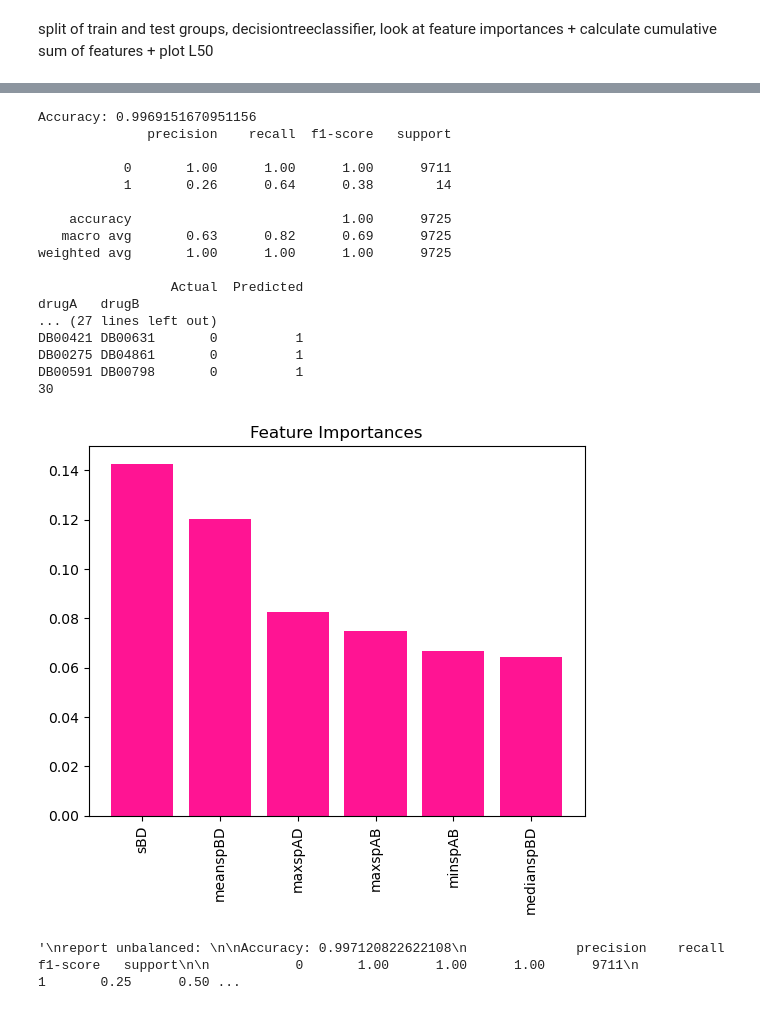
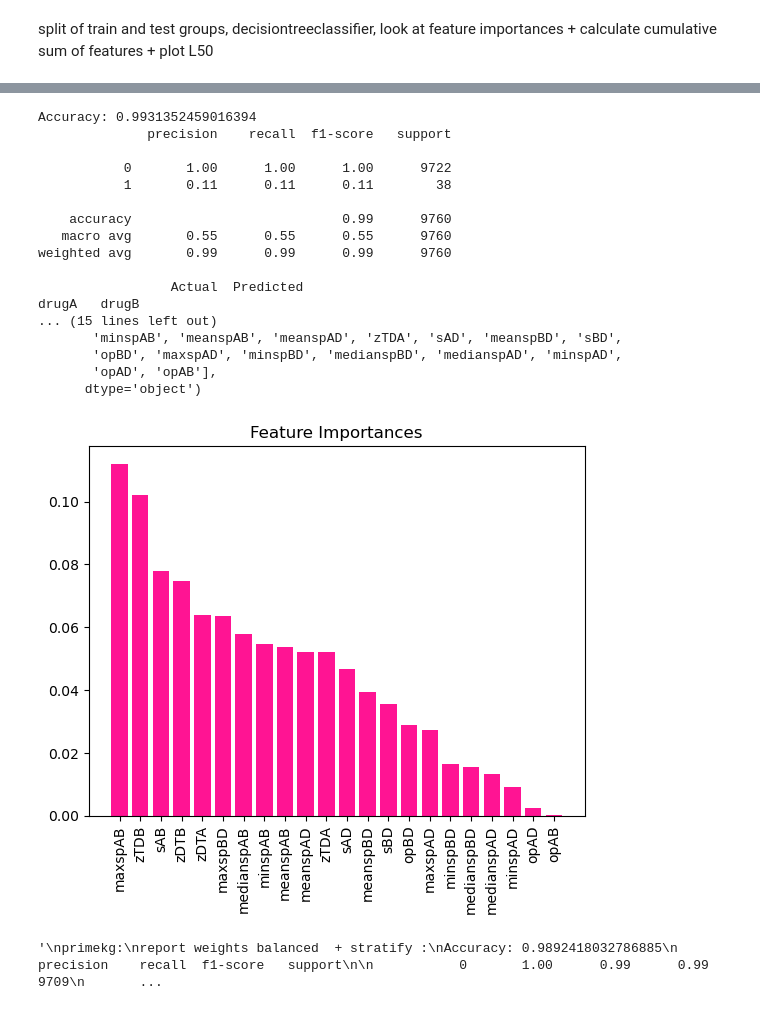
Before and after one commit to TheaSteuerwald/Softwarepraktikum, a Jupyter notebook: cardiovascular_decisiontree.ipynb, the cells around one changed output, grey strips where cells are left out. Saved outputs shown, nothing was run; the diff lists cells and outputs as text; code cells hidden in the pictures.

Commit message:
week2, pictures cardio

```diff
--- a/cardiovascular_decisiontree.ipynb
+++ b/cardiovascular_decisiontree.ipynb
@@ -10,7 +10,7 @@ from sklearn.metrics import classification_report
 # %% [markdown]
 reading features + ground truth
 # %%
-features_df = pd.read_csv('ctd_cadiovascular_20240223_scores.tsv', sep='\t')
+features_df = pd.read_csv('primekg_cardiovascular_20240223_scores.tsv', sep='\t')
 ground_truth_df = pd.read_csv('merged_cardio.tsv', sep='\t')
 
 print(features_df)
@@ -83,9 +83,9 @@ split of train and test groups, decisiontreeclassifier, look at feature importan
 # %%
 from sklearn.metrics import accuracy_score
 
-X_train, X_test, Y_train, Y_test = train_test_split(X, Y, test_size=0.2, random_state=42)
+X_train, X_test, Y_train, Y_test = train_test_split(X, Y, stratify=Y, test_size=0.2, random_state=42)
 
-clf = DecisionTreeClassifier(random_state=42, class_weight='balanced')
+clf = DecisionTreeClassifier(random_state=42,class_weight='balanced')
 clf.fit(X_train, Y_train)
 
 #accuracy = clf.score(X_test, Y_test)
@@ -93,7 +93,6 @@ clf.fit(X_train, Y_train)
 
 #see sklearn documentation: The importance of a feature is computed as the (normalized) total reduction of the criterion brought by that feature. It is also known as the Gini importance.
 importances = clf.feature_importances_
-
 indices = np.argsort(importances)[::-1]
 predictions = clf.predict(X_test)
 print("Accuracy:", accuracy_score(Y_test, predictions))
@@ -107,66 +106,67 @@ mask = comparison['Actual'] != comparison['Predicted']
 
 # Apply this mask to your DataFrame to filter rows
 differences = comparison[mask]
 
 #28 falsch predicted
 print(differences)
 print(len(differences))
 
 #print(filtered_df)
 cumulative_importances = np.cumsum(importances[indices])
 
 num_features_50 = np.where(cumulative_importances >= 0.5)[0][0] + 1
 
 # Die wichtigsten Features plotten, die zusammen bis zu 50% der Wichtigkeit ausmachen
 plt.figure()
 plt.title("Feature Importances")
-plt.bar(range(num_features_50), importances[indices][:num_features_50], color='deeppink')
-plt.xticks(range(num_features_50), X.columns[indices][:num_features_50], rotation=90)
+plt.bar(range(len(importances)), importances[indices], color='deeppink')
+plt.xticks(range(len(importances)),X.columns[indices], rotation=90)
+print(X.columns[indices])
 plt.show()
+
 '''
-report weights balanced:
-
-Accuracy: 0.9969151670951156
+primekg:
+report weights balanced  + stratify :
+Accuracy: 0.9892418032786885
               precision    recall  f1-score   support
 
-           0       1.00      1.00      1.00      9711
-           1       0.26      0.64      0.38        14
+           0       1.00      0.99      0.99      9709
+           1       0.21      0.37      0.27        51
 
-    accuracy                           1.00      9725
-   macro avg       0.63      0.82      0.69      9725
-weighted avg       1.00      1.00      1.00      9725
+    accuracy                           0.99      9760
+   macro avg       0.60      0.68      0.63      9760
+weighted avg       0.99      0.99      0.99      9760
+
+report weights balanced  + stratify +removed features :
+Accuracy: 0.9881147540983607
+              precision    recall  f1-score   support
+
+           0       1.00      0.99      0.99      9709
+           1       0.18      0.37      0.25        51
+
+    accuracy                           0.99      9760
+   macro avg       0.59      0.68      0.62      9760
+weighted avg       0.99      0.99      0.99      9760
+
 
 '''
-'''
-report unbalanced:
-
-Accuracy: 0.997120822622108
-              precision    recall  f1-score   support
-
-           0       1.00      1.00      1.00      9711
-           1       0.25      0.50      0.33        14
-
-    accuracy                           1.00      9725
-   macro avg       0.62      0.75      0.67      9725
-weighted avg       1.00      1.00      1.00      9725
-'''
 # %% [output]
-Accuracy: 0.9969151670951156
+Accuracy: 0.9931352459016394
               precision    recall  f1-score   support
 
-           0       1.00      1.00      1.00      9711
-           1       0.26      0.64      0.38        14
+           0       1.00      1.00      1.00      9722
+           1       0.11      0.11      0.11        38
 
-    accuracy                           1.00      9725
-   macro avg       0.63      0.82      0.69      9725
-weighted avg       1.00      1.00      1.00      9725
+    accuracy                           0.99      9760
+   macro avg       0.55      0.55      0.55      9760
+weighted avg       0.99      0.99      0.99      9760
 
                  Actual  Predicted
 drugA   drugB
-... (27 lines left out)
-DB00421 DB00631       0          1
-DB00275 DB04861       0          1
-DB00591 DB00798       0          1
-30
+... (15 lines left out)
+       'minspAB', 'meanspAB', 'meanspAD', 'zTDA', 'sAD', 'meanspBD', 'sBD',
+       'opBD', 'maxspAD', 'minspBD', 'medianspBD', 'medianspAD', 'minspAD',
+       'opAD', 'opAB'],
+      dtype='object')
-[figure, old version]
+[figure, new version]
-'\nreport unbalanced: \n\nAccuracy: 0.997120822622108\n              precision    recall  f1-score   support\n\n           0       1.00      1.00      1.00      9711\n           1       0.25      0.50 ...
+'\nprimekg:\nreport weights balanced  + stratify :\nAccuracy: 0.9892418032786885\n              precision    recall  f1-score   support\n\n           0       1.00      0.99      0.99      9709\n       ...
```
Also changed, not shown: parts of 9 cells of this notebook, 9 other files.
